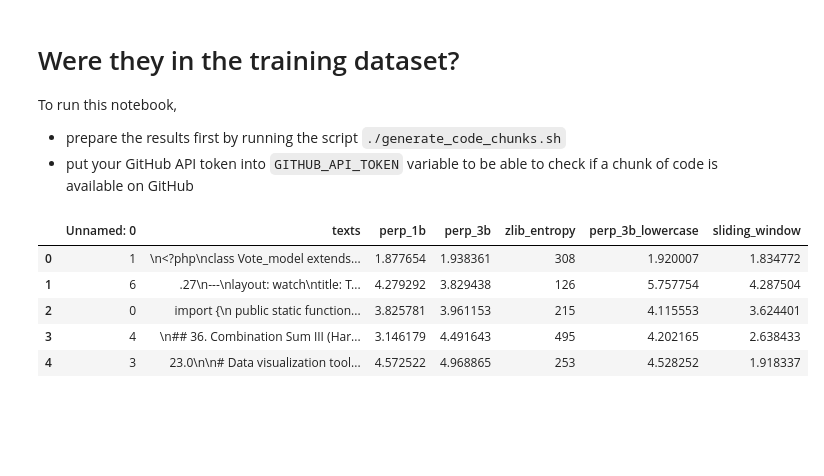
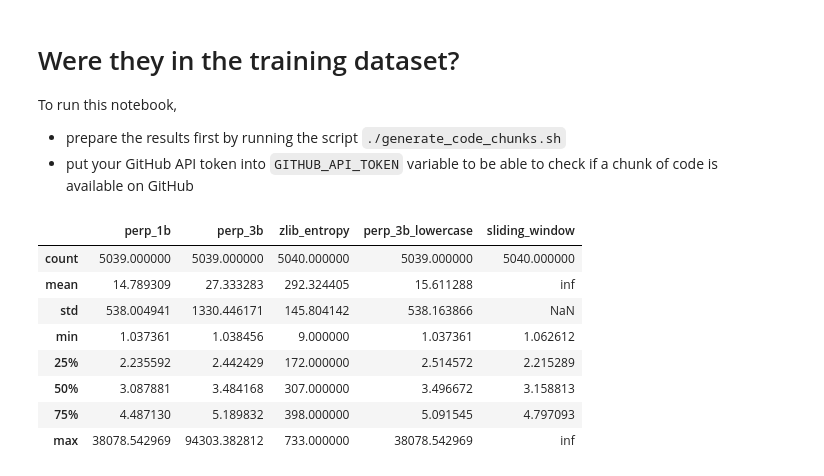
Before and after one commit to mathymess/starcoder-train-data-extraction-attack, a Jupyter notebook: explore_generated_code_chunks.ipynb, the cells around one changed output. Drawn from its saved outputs; the diff is of its cells as text; code cells hidden in the pictures; blank space fills up the shorter version.

```diff
--- a/explore_generated_code_chunks.ipynb
+++ b/explore_generated_code_chunks.ipynb
@@ -17,12 +37,15 @@ import time
 # %%
 # Load the results, sort by perplexity
-df = pd.read_csv("code_chunks_and_scores.csv")
+df = pd.read_csv("code_chunks_and_scores.csv", index_col=0)
 df = df.sort_values(by="perp_3b", ignore_index=True)
-df.head()
+df.describe()
 # %% [output]
-|  | Unnamed: 0 | texts | perp_1b | perp_3b | zlib_entropy | perp_3b_lowercase | sliding_window |
-| 0 | 1 | \n<?php\nclass Vote_model extends... | 1.877654 | 1.938361 | 308 | 1.920007 | 1.834772 |
-| 1 | 6 | .27\n---\nlayout: watch\ntitle: T... | 4.279292 | 3.829438 | 126 | 5.757754 | 4.287504 |
-| 2 | 0 | import {\n public static function... | 3.825781 | 3.961153 | 215 | 4.115553 | 3.624401 |
-| 3 | 4 | \n## 36. Combination Sum III (Har... | 3.146179 | 4.491643 | 495 | 4.202165 | 2.638433 |
-| 4 | 3 | 23.0\n\n# Data visualization tool... | 4.572522 | 4.968865 | 253 | 4.528252 | 1.918337 |
+|  | perp_1b | perp_3b | zlib_entropy | perp_3b_lowercase | sliding_window |
+| count | 5039.000000 | 5039.000000 | 5040.000000 | 5039.000000 | 5040.000000 |
+| mean | 14.789309 | 27.333283 | 292.324405 | 15.611288 | inf |
+| std | 538.004941 | 1330.446171 | 145.804142 | 538.163866 | NaN |
+| min | 1.037361 | 1.038456 | 9.000000 | 1.037361 | 1.062612 |
+| 25% | 2.235592 | 2.442429 | 172.000000 | 2.514572 | 2.215289 |
+| 50% | 3.087881 | 3.484168 | 307.000000 | 3.496672 | 3.158813 |
+| 75% | 4.487130 | 5.189832 | 398.000000 | 5.091545 | 4.797093 |
+| max | 38078.542969 | 94303.382812 | 733.000000 | 38078.542969 | inf |
```
Also changed, not shown: parts of 18 cells of this notebook, 2 other files.
